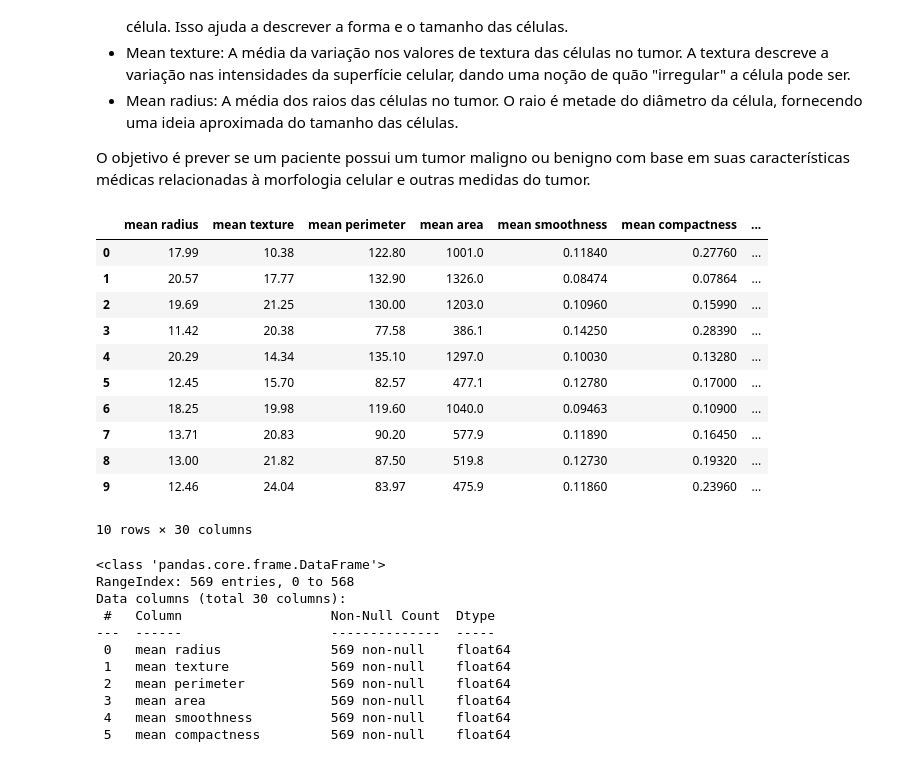
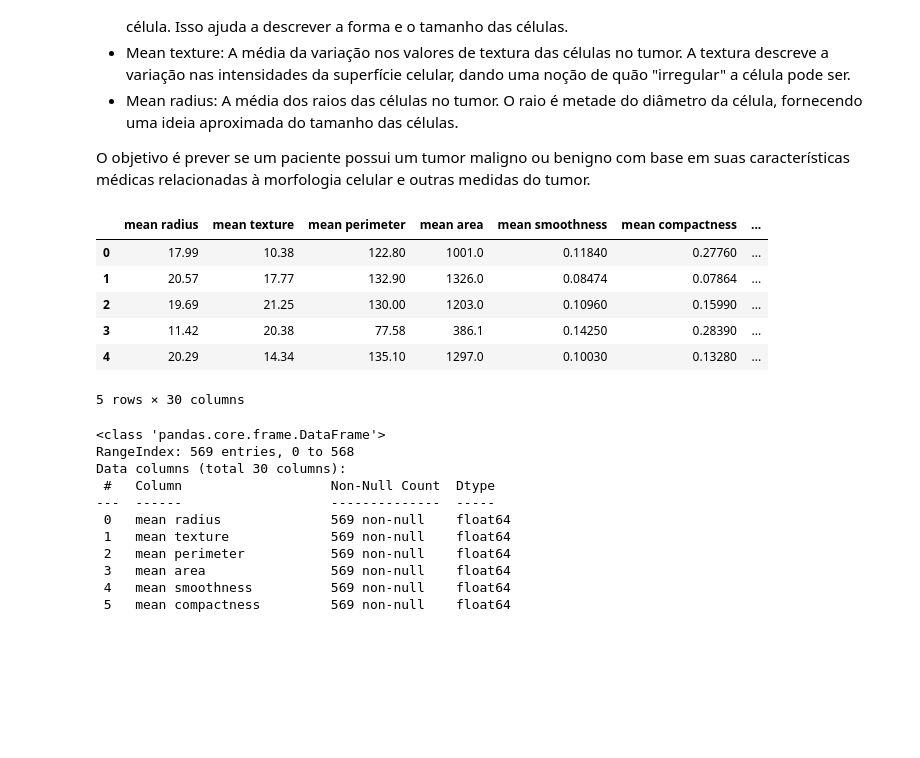
Before and after one commit to LuizCarls/app_classifica_cancer_mama_api, a Jupyter notebook: MachineLearning/notebooks/Cancer_Mama_Classification.ipynb, the cells around one changed output. Cells and saved outputs as stored; diff of their text form; code cells hidden in the pictures; blank space fills up the shorter version.

```diff
--- a/MachineLearning/notebooks/Cancer_Mama_Classification.ipynb
+++ b/MachineLearning/notebooks/Cancer_Mama_Classification.ipynb
@@ -38,43 +38,42 @@ Descrição de Cada Coluna
 
 O objetivo é prever se um paciente possui um tumor maligno ou benigno com base em suas características médicas relacionadas à morfologia celular e outras medidas do tumor.
 # %%
-# Carregando dataset de câncer de mama
+# Carregando o dataset de câncer de mama
 data = load_breast_cancer()
 
 # Criar um DataFrame com as características e o alvo
 df = pd.DataFrame(data=data.data, columns=data.feature_names)
 df['target'] = data.target
 
 # Selecionar colunas específicas para o exemplo
 selected_columns = ['mean area', 'mean perimeter', 'mean texture', 'mean radius', 'target']
 df_selected = df[selected_columns]
 
 # Renomear a coluna 'target' para 'Diagnostic'
 df_selected.rename(columns={'target': 'Diagnostic'}, inplace=True)
 
+# Verifica se o diretório existe, caso contrário, cria
+output_dir = './MachineLearning/data/'
+os.makedirs(output_dir, exist_ok=True)
+
 # Salvando o dataset ajustado
-df_selected.to_csv('./MachineLearning/data/test_dataset_cancers.csv', index=False)
+df_selected.to_csv(os.path.join(output_dir, 'test_dataset_cancers.csv'), index=False)
 
 # Carregando dataset de câncer de mama
 dataset = pd.DataFrame(data=data.data, columns=data.feature_names)
 X = dataset[['mean area', 'mean perimeter', 'mean texture', 'mean radius']]  # Selecionando apenas os 4 atributos
 y = data.target
 
 # Mostra as primeiras linhas do dataset
-dataset.head(10)
+dataset.head()
 # %% [output]
 |  | mean radius | mean texture | mean perimeter | mean area | mean smoothness | mean compactness | ... |
 | 0 | 17.99 | 10.38 | 122.80 | 1001.0 | 0.11840 | 0.27760 | ... |
 | 1 | 20.57 | 17.77 | 132.90 | 1326.0 | 0.08474 | 0.07864 | ... |
 | 2 | 19.69 | 21.25 | 130.00 | 1203.0 | 0.10960 | 0.15990 | ... |
 | 3 | 11.42 | 20.38 | 77.58 | 386.1 | 0.14250 | 0.28390 | ... |
 | 4 | 20.29 | 14.34 | 135.10 | 1297.0 | 0.10030 | 0.13280 | ... |
-| 5 | 12.45 | 15.70 | 82.57 | 477.1 | 0.12780 | 0.17000 | ... |
-| 6 | 18.25 | 19.98 | 119.60 | 1040.0 | 0.09463 | 0.10900 | ... |
-| 7 | 13.71 | 20.83 | 90.20 | 577.9 | 0.11890 | 0.16450 | ... |
-| 8 | 13.00 | 21.82 | 87.50 | 519.8 | 0.12730 | 0.19320 | ... |
-| 9 | 12.46 | 24.04 | 83.97 | 475.9 | 0.11860 | 0.23960 | ... |
-10 rows × 30 columns
+5 rows × 30 columns
 # %%
 dataset.info()
 # %% [output]
```
Also changed, not shown: parts of 2 cells of this notebook, 3 other files.
